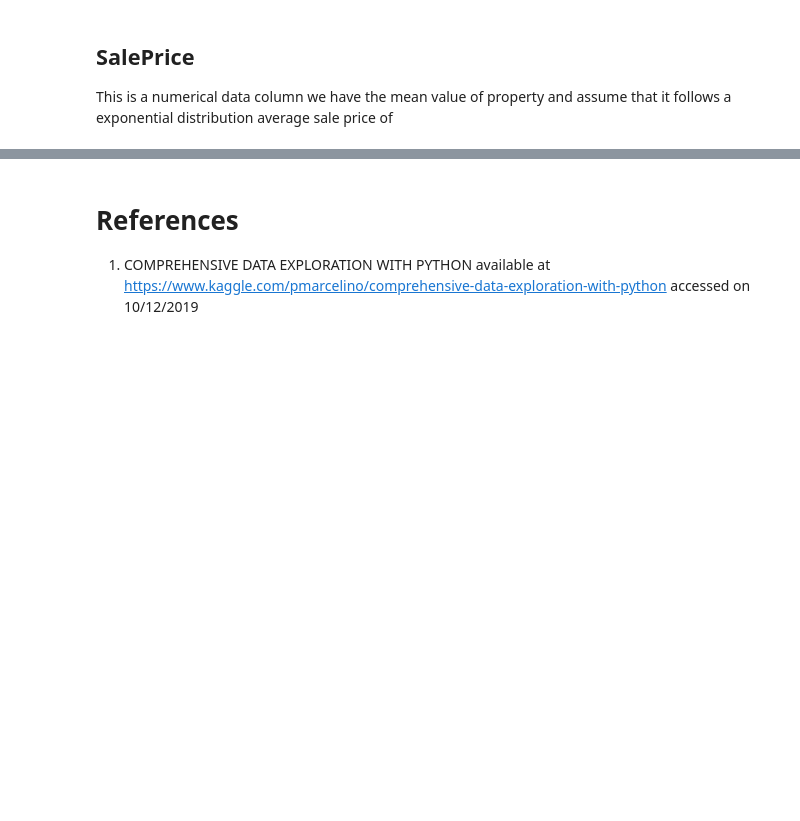
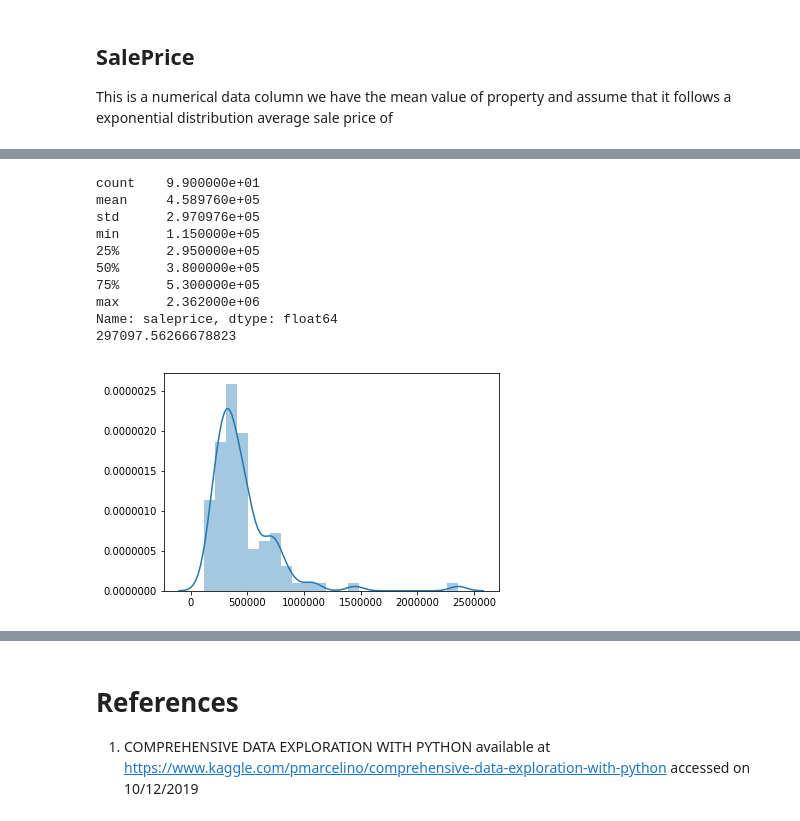
Before and after one commit to Freeha-S/ProgDA_Project, a Jupyter notebook: Untitled.ipynb, the cells around one changed output, grey strips where cells are left out. Drawn from its saved outputs; the diff is of its cells as text; code cells hidden in the pictures; blank space fills up the shorter version.

```diff
--- a/Untitled.ipynb
+++ b/Untitled.ipynb
@@ -90,0 +102,18 @@ average sale price of
+# %%
+#data
+saledata= pd.read_csv('Sale_price.csv')
+sns.distplot(saledata)
+print(saledata['saleprice'].describe())
+print(saledata['saleprice'].std())
+# %% [output]
+count    9.900000e+01
+mean     4.589760e+05
+std      2.970976e+05
+min      1.150000e+05
+25%      2.950000e+05
+50%      3.800000e+05
+75%      5.300000e+05
+max      2.362000e+06
+Name: saleprice, dtype: float64
+297097.56266678823
+[figure, added]
```
Also changed, not shown: parts of 4 cells of this notebook, 3 other files.
